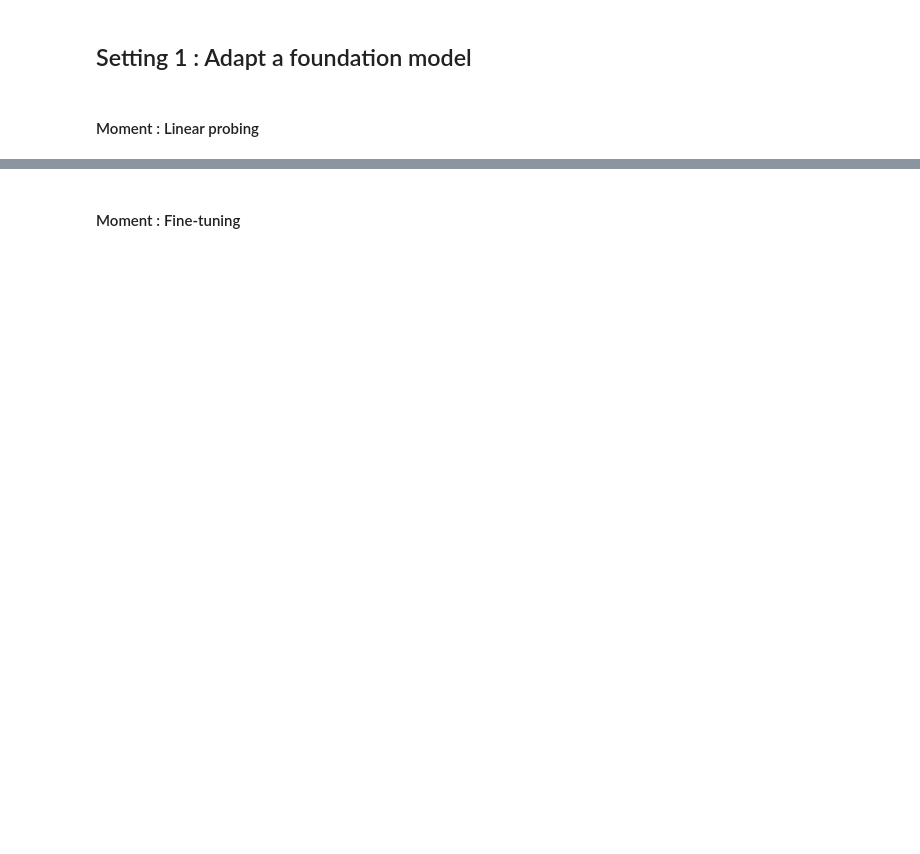
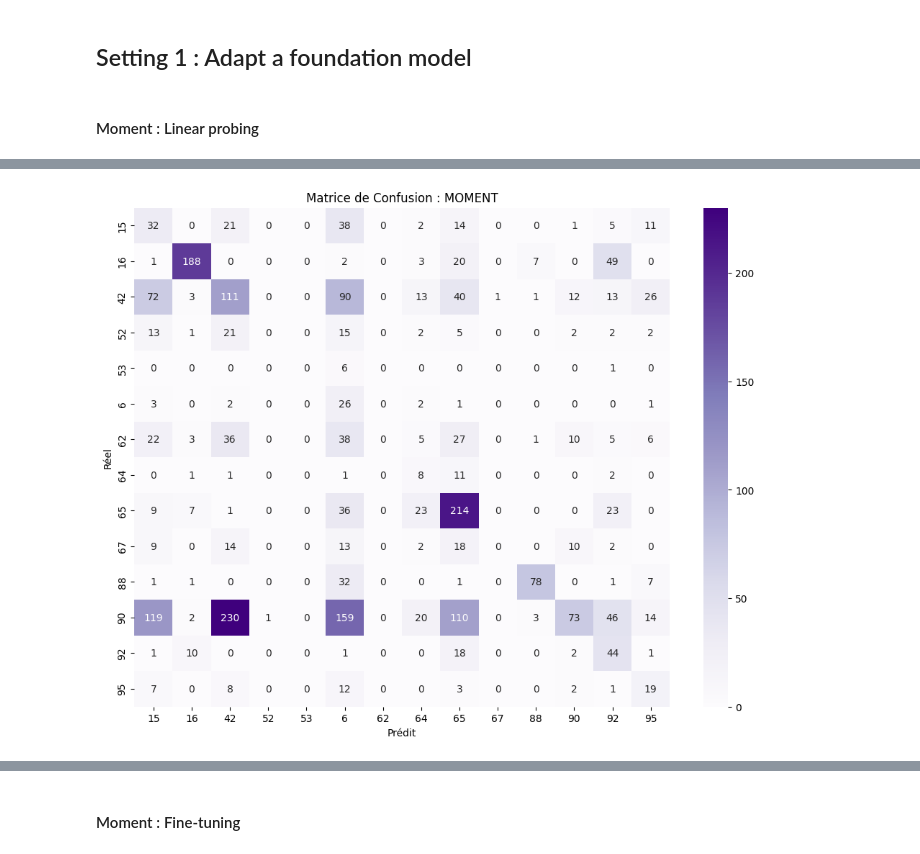
Before and after one commit to scartriche/lsst-moment-classification, a Jupyter notebook: time-series-project.ipynb, the cells around one changed output, grey strips where cells are left out. Saved outputs shown, nothing was run; the diff lists cells and outputs as text; code cells hidden in the pictures; blank space fills up the shorter version.

Commit message:
Added confusion matrix and overfit diagnostic

```diff
--- a/time-series-project.ipynb
+++ b/time-series-project.ipynb
@@ -73,7 +73,7 @@ plt.show()
 # %% [markdown]
 ## Baseline
 # %%
-N_EPOCHS = 50
+N_EPOCHS = 100
 BATCH_SIZE = 32
 LEARNING_RATE = 0.001
 # %%
@@ -257,8 +316,31 @@ def run_experiment(model_id, freeze_encoder, epochs, lr):
+# %%
+def plot_confusion_matrix(model, classifier, dataloader, le):
+    model.eval()
+    classifier.eval()
+    all_preds, all_targets = [], []
+
+    with torch.no_grad():
+        for batch_X, batch_y in dataloader:
+            batch_X = batch_X.to(DEVICE)
+            batch_X_pad = F.pad(batch_X, (0, 512 - batch_X.shape[-1]))
+            outputs = model.embed(x_enc=batch_X_pad)
+            embeddings = outputs.embeddings if hasattr(outputs, 'embeddings') else outputs
+            pooled = embeddings.mean(dim=1) if embeddings.dim() == 3 else embeddings
+            logits = classifier(pooled)
+            all_preds.extend(torch.argmax(logits, dim=1).cpu().numpy())
+            all_targets.extend(batch_y.cpu().numpy())
+
+    cm = confusion_matrix(all_targets, all_preds)
+    plt.figure(figsize=(12, 9))
+    sns.heatmap(cm, annot=True, fmt='d', xticklabels=le.classes_, yticklabels=le.classes_, cmap='Purples')
+    plt.xlabel('Prédit')
+    plt.ylabel('Réel')
+    plt.title('Matrice de Confusion : MOMENT')
+    plt.show()
 # %% [markdown]
 #### Moment : Linear probing
 # %%
-# --- Lancer le Linear Probing ---
 print("Lancement du Linear Probing (MOMENT-small)...")
-run_experiment(model_id="AutonLab/MOMENT-1-small", freeze_encoder=True, epochs=20, lr=1e-3)
+model_lp, classifier_lp, history_lp = run_experiment(model_id="AutonLab/MOMENT-1-small", freeze_encoder=True, epochs=20, lr=1e-3)
 # %% [output]
 Lancement du Linear Probing (MOMENT-small)...
@@ -280,0 +363,4 @@ Epoch [20/20] | Loss: 2.2150 | Acc: 0.3325 | F1: 0.1986
+# %%
+plot_confusion_matrix(model_lp, classifier_lp, test_loader, le)
+# %% [output]
+[figure, added]
```
Also changed, not shown: parts of 11 cells of this notebook.
